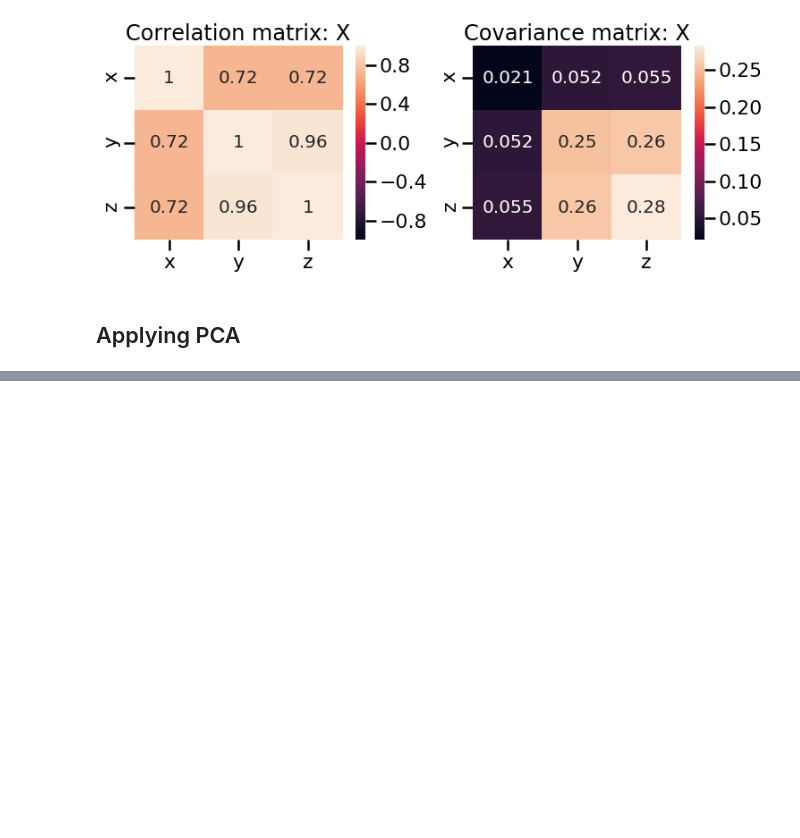
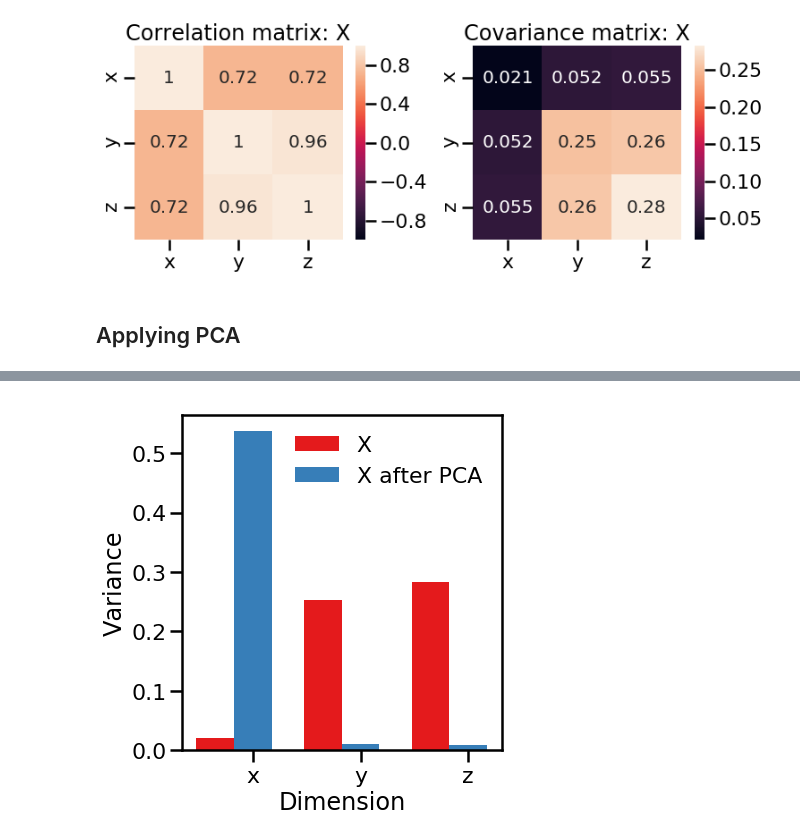
Before and after one commit to modw/pca-example, a Jupyter notebook: pca-example.ipynb, the cells around one changed output, grey strips where cells are left out. Cells and saved outputs as stored; diff of their text form; code cells hidden in the pictures; blank space fills up the shorter version.

```diff
--- a/pca-example.ipynb
+++ b/pca-example.ipynb
@@ -207,0 +220,24 @@ fig, axes = stat_matrices(X, 'X')
+# %%
+# data to plot
+var_X = np.diag(np.cov(X))
+var_X_pca = pca.explained_variance_
+
+# create plot
+fig, ax = plt.subplots(figsize=(6,6))
+index = np.arange(len(var_X))
+bar_width = 0.35
+rects1 = plt.bar(index, var_X, bar_width,
+                 label='X')
+
+rects2 = plt.bar(index + bar_width, var_X_pca, bar_width,
+                 label='X after PCA')
+
+plt.xlabel('Dimension')
+plt.ylabel('Variance')
+plt.xticks(index + bar_width, ('x', 'y', 'z'))
+plt.legend(frameon=False)
+
+plt.tight_layout()
+plt.show()
+# %% [output]
+[figure, added]
```
Also changed, not shown: parts of 5 cells of this notebook.
